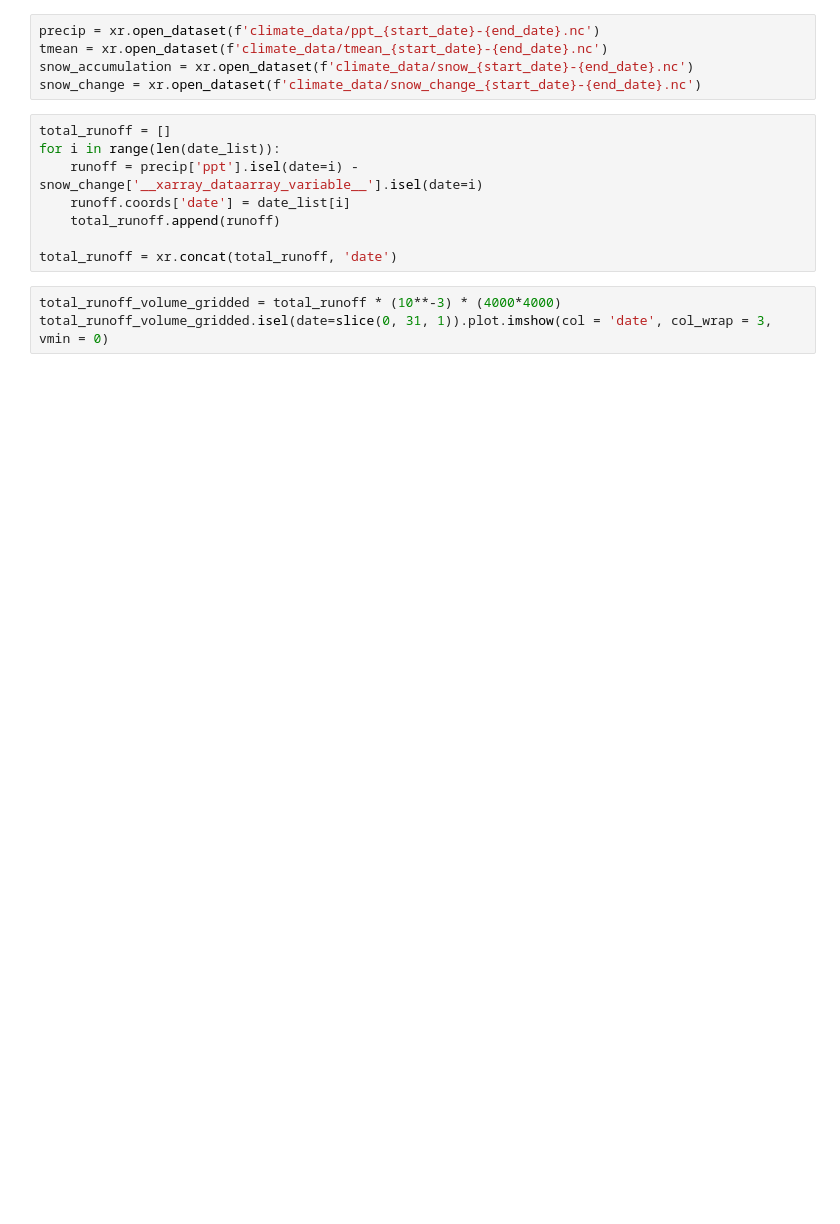
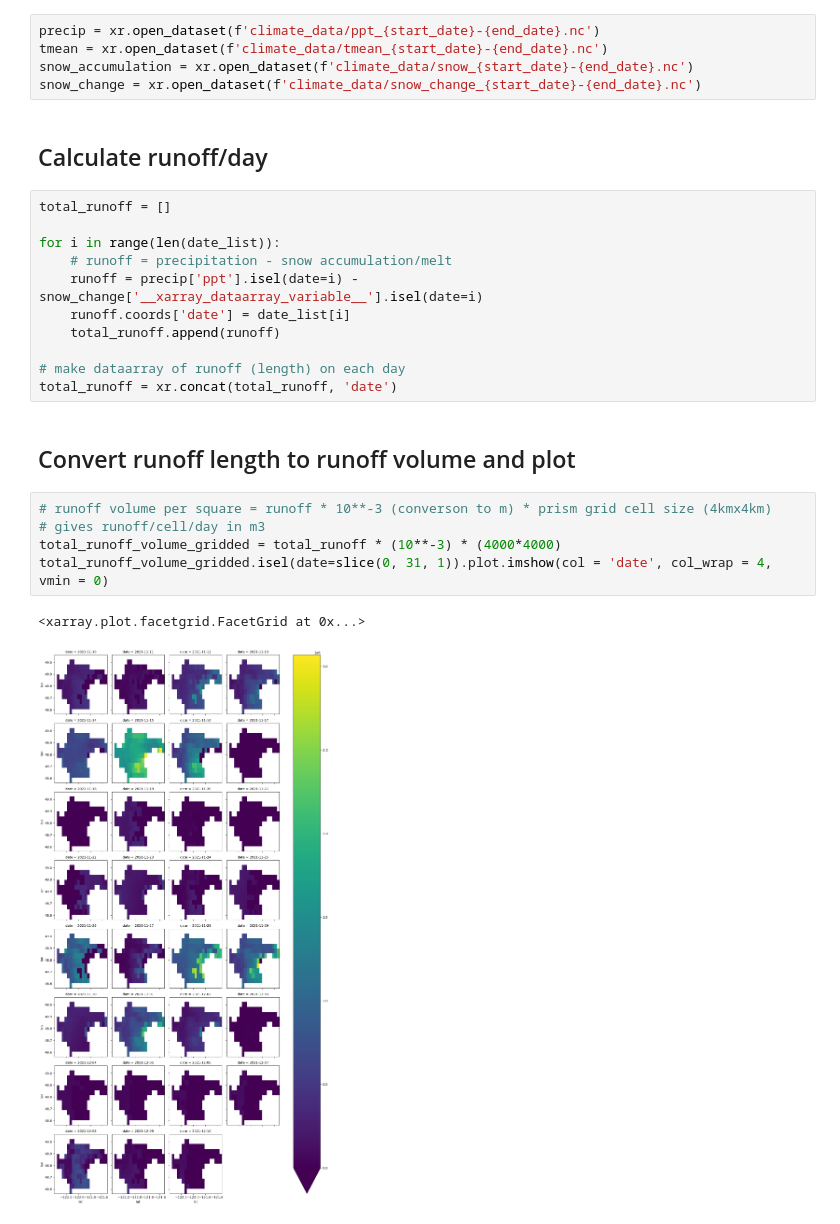
Before and after one commit to UW-GDA/flood_mass_balance_Nooksack, a Jupyter notebook: mass_balance.ipynb, the cells around one changed output. Cells and saved outputs as stored; diff of their text form; blank space fills up the shorter version.

```diff
--- a/mass_balance.ipynb
+++ b/mass_balance.ipynb
@@ -17,15 +26,27 @@ precip = xr.open_dataset(f'climate_data/ppt_{start_date}-{end_date}.nc')
 tmean = xr.open_dataset(f'climate_data/tmean_{start_date}-{end_date}.nc')
 snow_accumulation = xr.open_dataset(f'climate_data/snow_{start_date}-{end_date}.nc')
 snow_change = xr.open_dataset(f'climate_data/snow_change_{start_date}-{end_date}.nc')
+# %% [markdown]
+## Calculate runoff/day
 # %%
 total_runoff = []
+
 for i in range(len(date_list)):
+    # runoff = precipitation - snow accumulation/melt
     runoff = precip['ppt'].isel(date=i) - snow_change['__xarray_dataarray_variable__'].isel(date=i)
     runoff.coords['date'] = date_list[i]
     total_runoff.append(runoff)
 
+# make dataarray of runoff (length) on each day
 total_runoff = xr.concat(total_runoff, 'date')
+# %% [markdown]
+## Convert runoff length to runoff volume and plot
 # %%
+# runoff volume per square = runoff * 10**-3 (converson to m) * prism grid cell size (4kmx4km)
+# gives runoff/cell/day in m3
 total_runoff_volume_gridded = total_runoff * (10**-3) * (4000*4000)
-total_runoff_volume_gridded.isel(date=slice(0, 31, 1)).plot.imshow(col = 'date', col_wrap = 3, vmin = 0)
+total_runoff_volume_gridded.isel(date=slice(0, 31, 1)).plot.imshow(col = 'date', col_wrap = 4, vmin = 0)
+# %% [output]
+<xarray.plot.facetgrid.FacetGrid at 0x...>
+[figure, added]
 # %%
```
Also changed, not shown: parts of 14 cells of this notebook.
